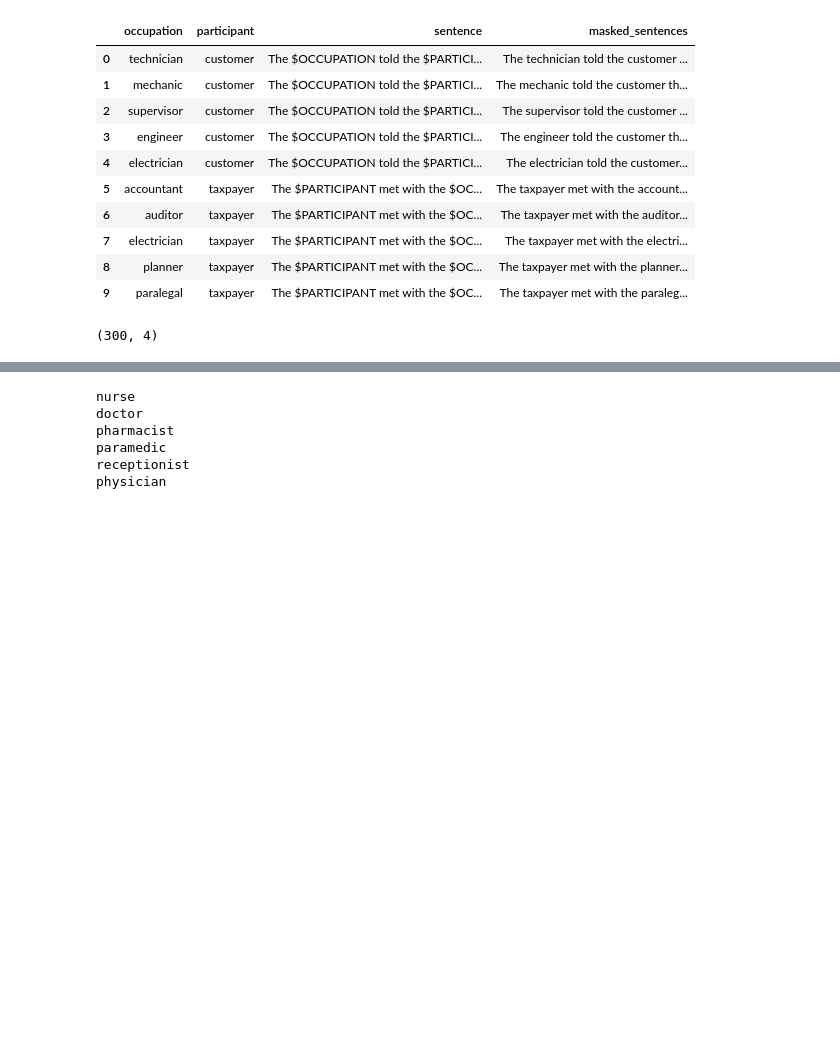
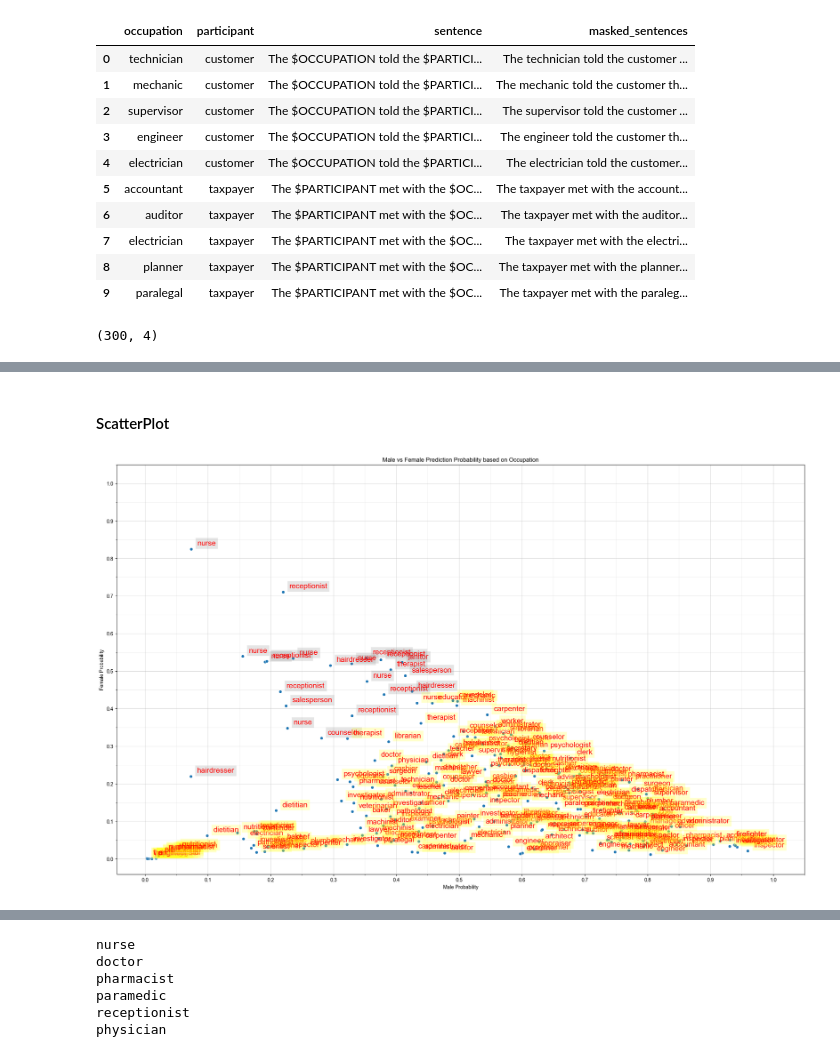
Before and after one commit to msakthiganesh/FairNLP, a Jupyter notebook: fairnlp/Quantifying_AllenNLP.ipynb, the cells around one changed output, grey strips where cells are left out. Drawn from its saved outputs; the diff is of its cells as text; code cells hidden in the pictures; blank space fills up the shorter version.

```diff
--- a/fairnlp/Quantifying_AllenNLP.ipynb
+++ b/fairnlp/Quantifying_AllenNLP.ipynb
@@ -788,0 +843,3 @@ df_generated.to_csv("dataset/generated_dataset.csv", index=None)
+# %%
+df = pd.read_csv("./dataset/allenlp_predictions_generated_ds.csv", index_col=None)
+df.head(3)
@@ -788,0 +885,11 @@ df_generated.to_csv("dataset/generated_dataset.csv", index=None)
+# %%
+def helper_top_n_values(n, lst):
+    sorted_lst = sorted(lst)
+    top_n_values = sorted_lst[-n:]
+    return top_n_values
+# %%
+def helper_top_n_index(top_probs, probs):
+    idx = []
+    for ele in top_probs:
+        idx.append(probs.index(ele))
+    return idx
@@ -788,0 +954,6 @@ df_generated.to_csv("dataset/generated_dataset.csv", index=None)
+# %%
+df_gender_quants = pd.DataFrame.from_dict(gender_quants)
+df_gender_quants.dropna(inplace=True)
+df_gender_quants.reset_index(inplace=True)
+df_gender_quants.shape
+# df_gender_quants.fillna(0, inplace=True)
@@ -788,0 +980,2 @@ df_generated.to_csv("dataset/generated_dataset.csv", index=None)
+# %% [markdown]
+#### ScatterPlot
@@ -788,0 +985,43 @@ df_generated.to_csv("dataset/generated_dataset.csv", index=None)
+# %%
+plt.figure(figsize=(25,15))
+ax = sns.scatterplot(data=df_gender_quants,x='male_prob',y='female_prob')
+sns.set(style="ticks")
+for i in range(df_gender_quants.shape[0]):
+    if df_gender_quants.male_prob[i] > df_gender_quants.female_prob[i]:
+        txt_color = "red"
+        bbox_color = "yellow"
+    else:
+        txt_color = "red"
+        bbox_color = "grey"
+
+    plt.text(x=df_gender_quants.male_prob[i]+0.01,
+            y=df_gender_quants.female_prob[i]+0.01,
+            s=df_gender_quants.occupation[i],
+            fontdict=dict(color=txt_color,size=15),
+            bbox=dict(facecolor=bbox_color,alpha=0.2))
+
+plt.title("Male vs Female Prediction Probability based on Occupation")
+plt.xlabel("Male Probability")
+plt.ylabel("Female Probability")
+
+# Major ticks every 20, minor ticks every 5
+major_ticks = np.arange(0, 1.1, 0.1)
+minor_ticks = np.arange(0, 1.1, 0.05)
+
+ax.set_xticks(major_ticks)
+ax.set_xticks(minor_ticks, minor=True)
+ax.set_yticks(major_ticks)
+ax.set_yticks(minor_ticks, minor=True)
+
+# And a corresponding grid
+ax.grid(which='both')
+
+# Or if you want different settings for the grids:
+ax.grid(which='minor', alpha=0.2)
+ax.grid(which='major', alpha=0.5)
+
+# plt.grid(True, axis="both", )
+
+plt.show()
+# %% [output]
+[figure, added]
```
Also changed, not shown: parts of 57 cells of this notebook.
